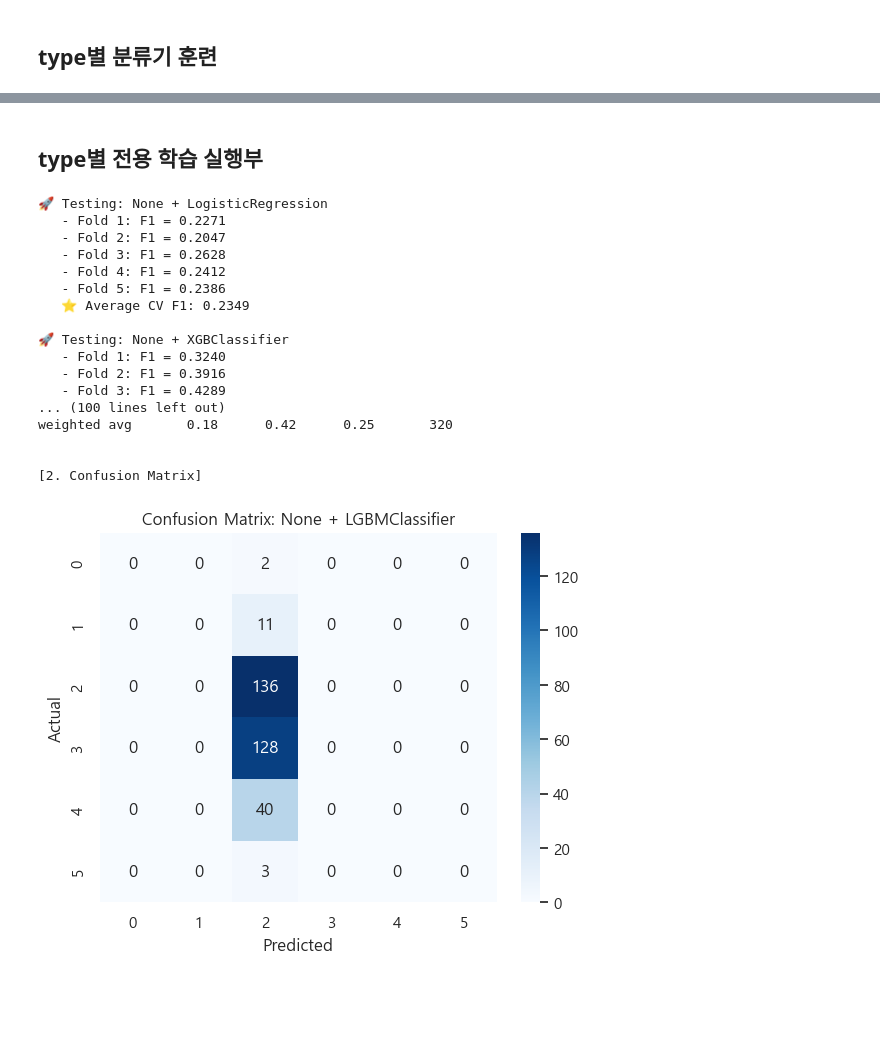
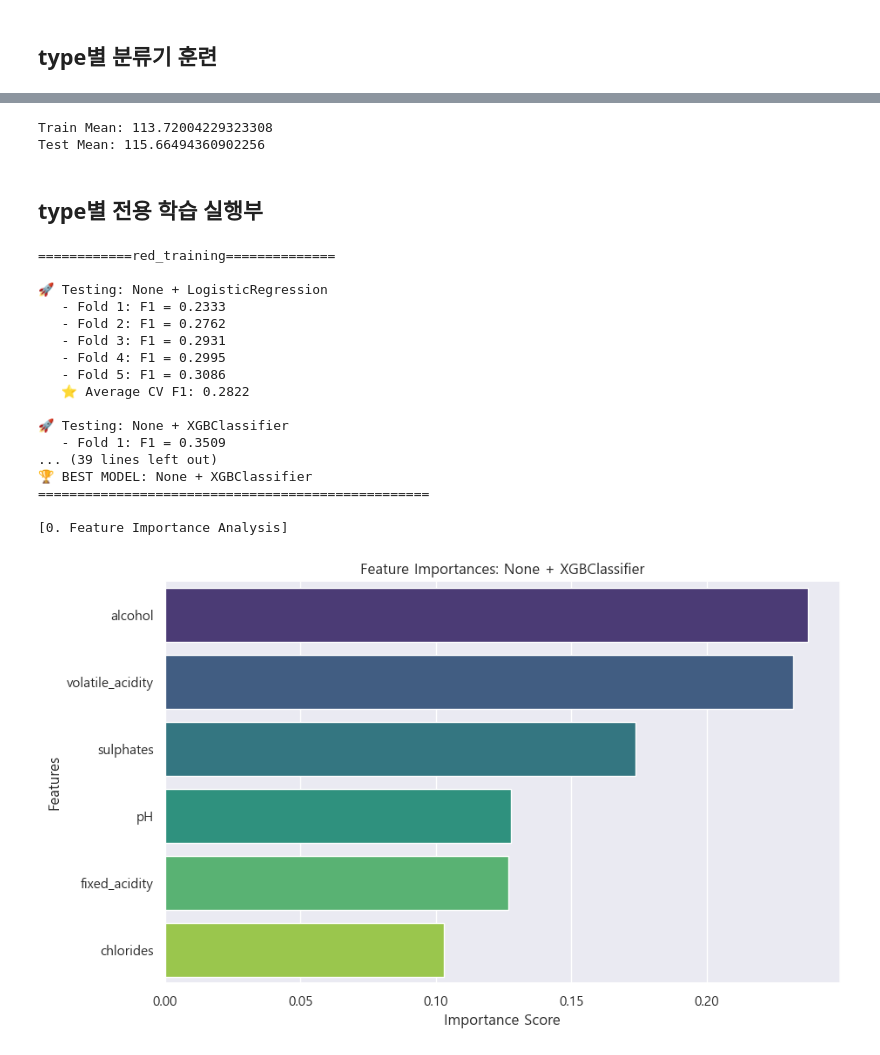
Before and after one commit to Kwonym0814/AIotDataAnalysis, a Jupyter notebook: workspace_python/ml/lec05_와인분류.ipynb, the cells around one changed output, grey strips where cells are left out. Cells and saved outputs as stored; diff of their text form; code cells hidden in the pictures; blank space fills up the shorter version.

```diff
--- a/workspace_python/ml/lec05_와인분류.ipynb
+++ b/workspace_python/ml/lec05_와인분류.ipynb
@@ -235,3 +266,14 @@ df['sweet'] = np.select(conditions, choices, default=0)
+# %%
+# 1. 조건 정의 (isin을 써서 가독성과 속도를 모두 잡습니다)
+conditions = [
+    df['residual_sugar'] >= 15
+]
+
+# 2. 결과 정의
+choices = [1]
+
+# 3. 한 번에 할당 (초기화 0을 default 파라미터로 해결)
+df['sweet'] = np.select(conditions, choices, default=0)
 # %%
 df['sweet'].value_counts()
 # %% [output]
@@ -418,9 +437,7 @@ def handle_outliers(df, method='clip', columns=None):
 # 로그 변환 함수 정의 (특정 컬럼만 골라서 변환하도록 설정)
 def log_transform_cols(X):
     X_cp = X.copy()
-    col_list = ['fixed_acidity', 'volatile_acidity', 'citric_acid', 'residual_sugar',
-       'chlorides', 'free_sulfur_dioxide', 'total_sulfur_dioxide', 'density',
-       'pH', 'sulphates', 'alcohol', 'bound_sulfur_dioxide']
+    col_list = ['bound_sulfur_dioxide']
     # 컬럼 존재 여부 체크 로직을 넣으면 더 견고해짐
     target_cols = [c for c in col_list if c in X_cp.columns]
     X_cp[target_cols] = np.log1p(X_cp[target_cols])
@@ -592,2 +703,2 @@ plt.close()
 # %%
-best_pipe, best_score, X_train, X_test, y_train, y_test = train_and_evaluate(X_train_full_log, X_test_log, y_train_full, y_test)
+# best_pipe, best_score, X_train, X_test, y_train, y_test = train_and_evaluate(X_train_full_log, X_test_log, y_train_full, y_test)
@@ -664,47 +830,74 @@ Index(['fixed_acidity', 'volatile_acidity', 'citric_acid', 'residual_sugar',
+# %%
+# 훈련 데이터와 테스트 데이터의 'total_sulfur_dioxide' 평균 비교
+print("Train Mean:", X_train_full['total_sulfur_dioxide'].mean())
+print("Test Mean:",  X_test['total_sulfur_dioxide'].mean())
+# %% [output]
+Train Mean: 113.72004229323308
+Test Mean: 115.66494360902256
 # %% [markdown]
 ## type별 전용 학습 실행부
+# %%
+# # 레드 와인 중요 피처 (예시: 탄닌과 관련된 산도, 알코올 중심)
+red_features = [
+    'alcohol', 'volatile_acidity', 'sulphates',
+    'fixed_acidity', 'pH', 'chlorides'
+]
+
+# red_features = X_train_full.columns
+red_features = [col for col in red_features if col != 'type']
+
+# # 화이트 와인 중요 피처 (예시: 당도, 이산화황, 밀도 중심)
+white_features = [
+    'bound_sulfur_dioxide', 'free_sulfur_dioxide',
+    'density', 'residual_sugar',
+    'chlorides', 'alcohol'
+]
+# white_features = X_train_full.columns
+white_features = [col for col in white_features if col != 'type']
 # %%
 # [수정된 로직] 인덱스를 보존하여 분리
 # 1. 레드 와인 (type이 1인 경우라고 가정)
 red_mask = X_train_full['type'] == 1
-X_train_red = X_train_full[red_mask].drop(columns=['type'])
+X_train_red = X_train_full.loc[red_mask, red_features]
 y_train_red = y_train_full[red_mask]
 
 # 검증용 데이터도 인덱스 보존하여 추출
 test_red_mask = X_test['type'] == 1
-X_test_red = X_test[test_red_mask].drop(columns=['type'])
+X_test_red = X_test.loc[test_red_mask,red_features]
 y_test_red = y_test[test_red_mask]
 
 # 학습 (리셋 없이 그대로 넣음)
+print('============red_training==============')
 red_pipe, red_score, *_ = train_and_evaluate(X_train_red, X_test_red, y_train_red, y_test_red)
 
 # 2. 화이트 와인 (type이 0인 경우라고 가정)
 white_mask = X_train_full['type'] == 0
-X_train_white = X_train_full[white_mask].drop(columns=['type'])
+X_train_white = X_train_full.loc[white_mask, white_features]
 y_train_white = y_train_full[white_mask]
 
 test_white_mask = X_test['type'] == 0
-X_test_white = X_test[test_white_mask].drop(columns=['type'])
+X_test_white = X_test.loc[test_white_mask, white_features]
 y_test_white = y_test[test_white_mask]
 
 # 학습
+print('============white_training==============')
 white_pipe, white_score, *_ = train_and_evaluate(X_train_white, X_test_white, y_train_white, y_test_white)
 # %% [output]
+============red_training==============
+
 🚀 Testing: None + LogisticRegression
-   - Fold 1: F1 = 0.2271
-   - Fold 2: F1 = 0.2047
-   - Fold 3: F1 = 0.2628
-   - Fold 4: F1 = 0.2412
-   - Fold 5: F1 = 0.2386
-   ⭐ Average CV F1: 0.2349
+   - Fold 1: F1 = 0.2333
+   - Fold 2: F1 = 0.2762
+   - Fold 3: F1 = 0.2931
+   - Fold 4: F1 = 0.2995
+   - Fold 5: F1 = 0.3086
+   ⭐ Average CV F1: 0.2822
 
 🚀 Testing: None + XGBClassifier
-   - Fold 1: F1 = 0.3240
-   - Fold 2: F1 = 0.3916
-   - Fold 3: F1 = 0.4289
-... (100 lines left out)
-weighted avg       0.18      0.42      0.25       320
+   - Fold 1: F1 = 0.3509
+... (39 lines left out)
+🏆 BEST MODEL: None + XGBClassifier
+==================================================
 
-
-[2. Confusion Matrix]
+[0. Feature Importance Analysis]
-[figure, old version]
+[figure, new version]
```
Also changed, not shown: parts of 38 cells of this notebook.
